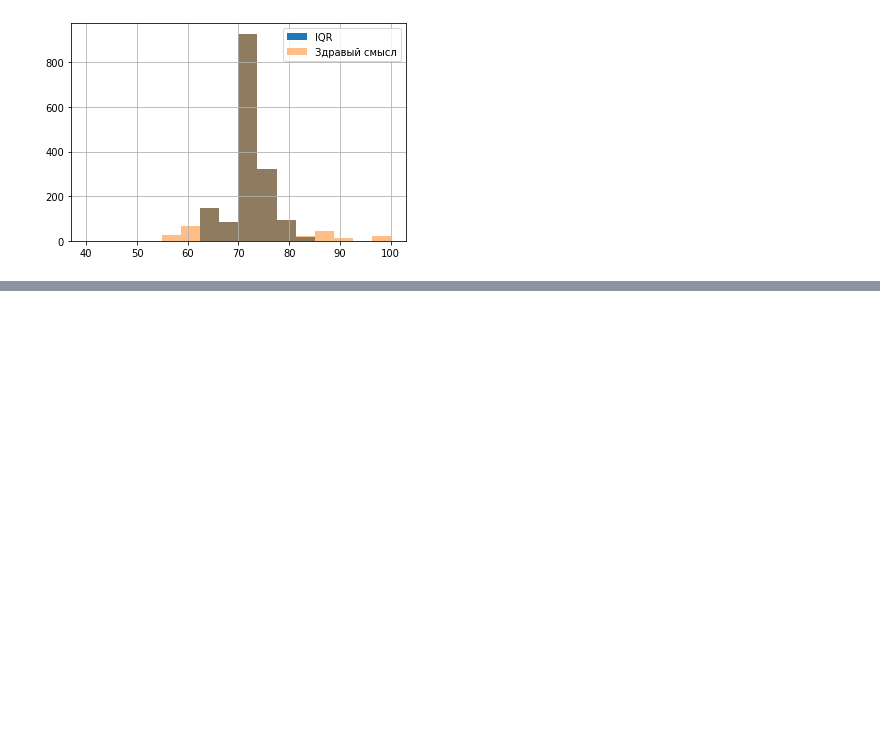
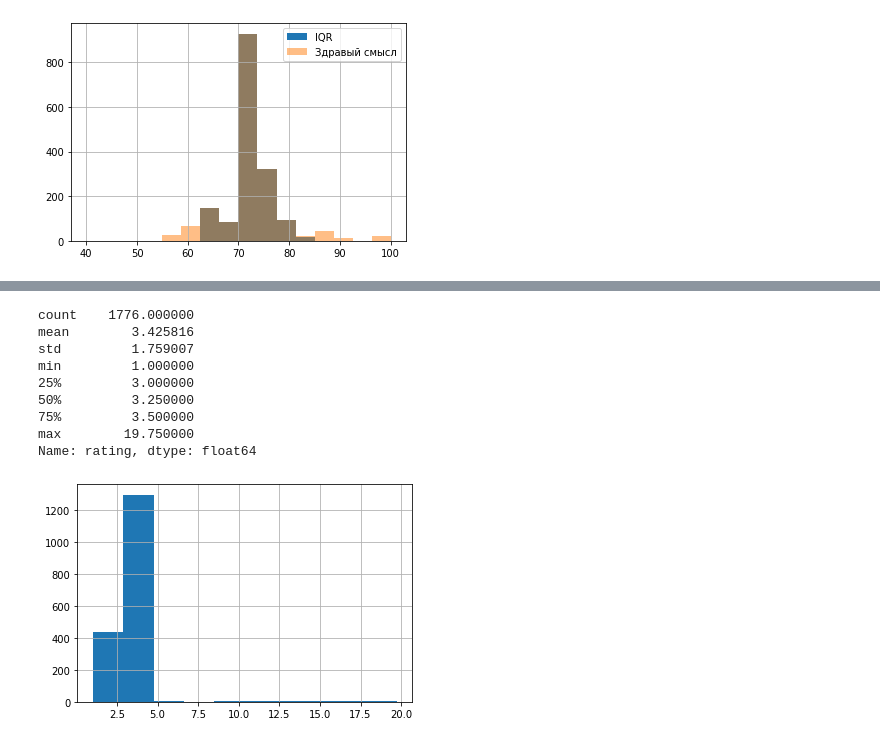
Before and after one commit to kmaestro/cacao_flavors, a Jupyter notebook: main.ipynb, the cells around one changed output, grey strips where cells are left out. Saved outputs shown, nothing was run; the diff lists cells and outputs as text; code cells hidden in the pictures; blank space fills up the shorter version.

```diff
--- a/main.ipynb
+++ b/main.ipynb
@@ -167,0 +195,14 @@ cacao = cacao.loc[cacao.cocoa_percent <= 100]
+# %%
+cacao.rating.hist()
+cacao.rating.describe()
+# %% [output]
+count    1776.000000
+mean        3.425816
+std         1.759007
+min         1.000000
+25%         3.000000
+50%         3.250000
+75%         3.500000
+max        19.750000
+Name: rating, dtype: float64
+[figure, added]
```
Also changed, not shown: parts of 12 cells of this notebook.
